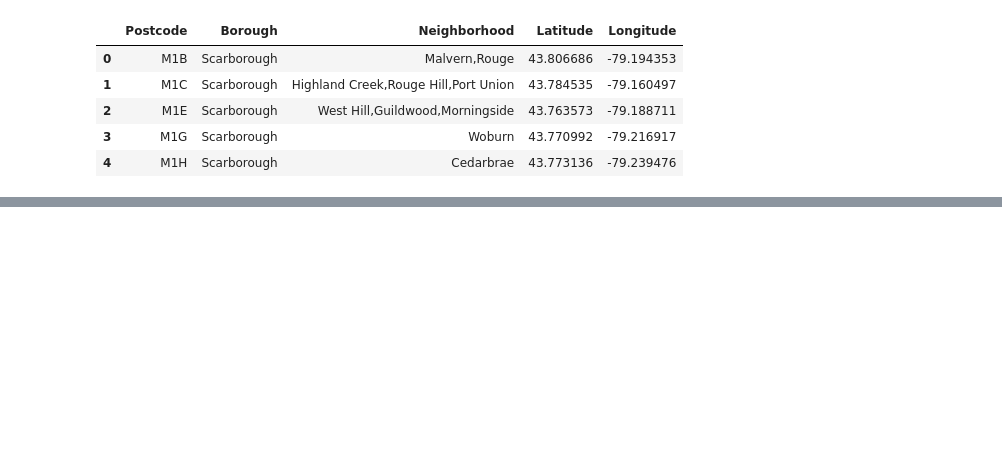
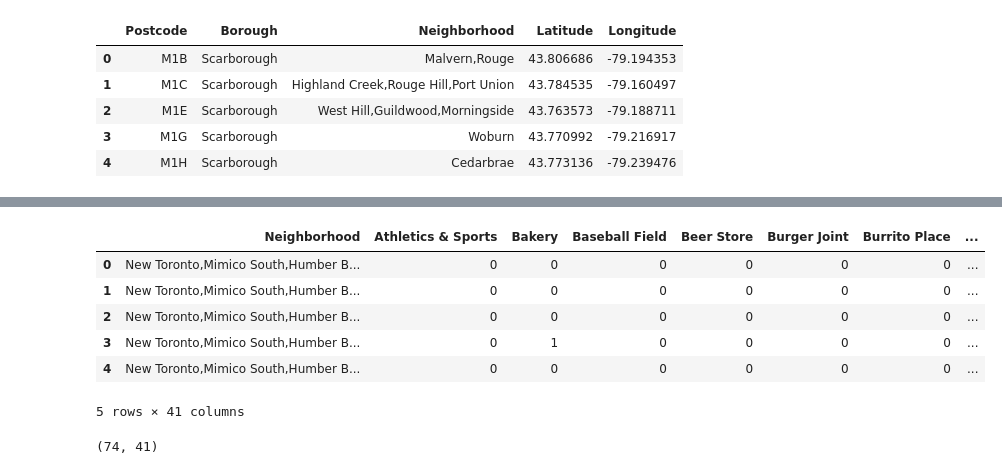
Before and after one commit to ShivaramkrishnaTadepalli/Coursera_Capstone, a Jupyter notebook: Capstone Notebook.ipynb, the cells around one changed output, grey strips where cells are left out. Cells and saved outputs as stored; diff of their text form; code cells hidden in the pictures; blank space fills up the shorter version.

```diff
--- a/Capstone Notebook.ipynb
+++ b/Capstone Notebook.ipynb
@@ -101,0 +187,6 @@ result.head()
+# %%
+etobicoke_data.loc[0, 'Neighborhood']
+neighborhood_latitude = etobicoke_data.loc[0, 'Latitude']
+neighborhood_longitude = etobicoke_data.loc[0, 'Longitude']
+neighborhood_name = etobicoke_data.loc[0, 'Neighborhood']
+print('Latitude and longitude values of {} are {}, {}.'.format(neighborhood_name, neighborhood_latitude,neighborhood_longitude))
@@ -101,0 +351,24 @@ result.head()
+# %%
+# one hot encoding
+etobicoke_onehot = pd.get_dummies(etobicoke_venues[['Venue Category']], prefix="", prefix_sep="")
+
+# add neighborhood column back to dataframe
+etobicoke_onehot['Neighborhood'] = etobicoke_venues['Neighborhood']
+
+# move neighborhood column to the first column
+fixed_columns = [etobicoke_onehot.columns[-1]] + list(etobicoke_onehot.columns[:-1])
+etobicoke_onehot = etobicoke_onehot[fixed_columns]
+
+etobicoke_onehot.head()
+# %% [output]
+|  | Neighborhood | Athletics & Sports | Bakery | Baseball Field | Beer Store | Burger Joint | Burrito Place | ... |
+| 0 | New Toronto,Mimico South,Humber B... | 0 | 0 | 0 | 0 | 0 | 0 | ... |
+| 1 | New Toronto,Mimico South,Humber B... | 0 | 0 | 0 | 0 | 0 | 0 | ... |
+| 2 | New Toronto,Mimico South,Humber B... | 0 | 0 | 0 | 0 | 0 | 0 | ... |
+| 3 | New Toronto,Mimico South,Humber B... | 0 | 1 | 0 | 0 | 0 | 0 | ... |
+| 4 | New Toronto,Mimico South,Humber B... | 0 | 0 | 0 | 0 | 0 | 0 | ... |
+5 rows × 41 columns
+# %%
+etobicoke_onehot.shape
+# %% [output]
+(74, 41)
```
Also changed, not shown: parts of 56 cells of this notebook.
